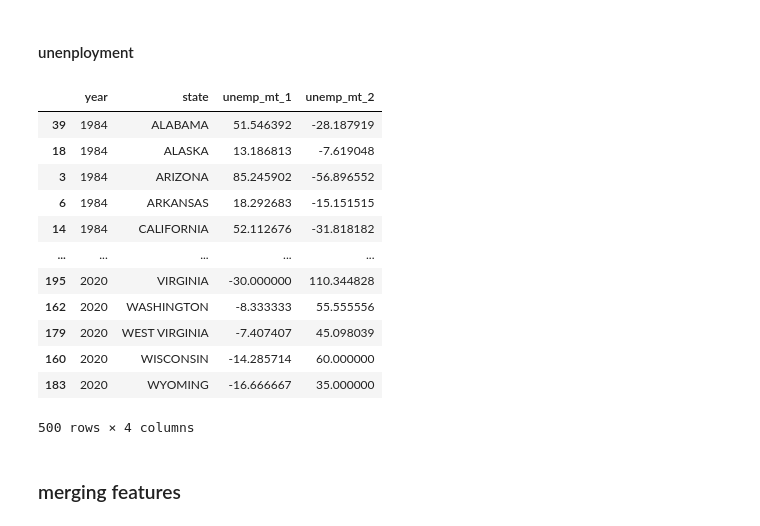
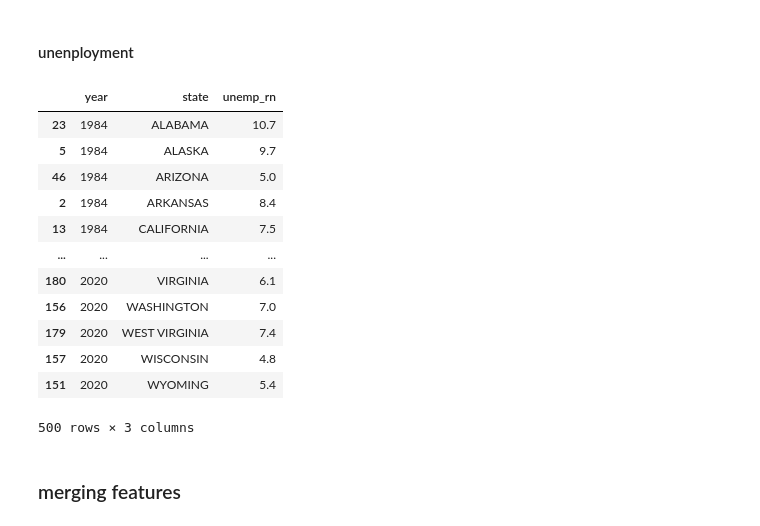
Before and after one commit to ranieri-unimi/bastianin-2022, a Jupyter notebook: datastroyer.ipynb, the cells around one changed output. Cells and saved outputs as stored; diff of their text form; code cells hidden in the pictures.

Commit message:
new unemplpument concenpt

```diff
--- a/datastroyer.ipynb
+++ b/datastroyer.ipynb
@@ -405,32 +406,36 @@ glue = glue.set_index(['year','month'])
 for i in unn.index:
     unn.at[i, "unemp"] = glue.at[(unn.at[i, "year"], unn.at[i, "month"]), 'UNRATE'] if unn.at[i, "unemp"] == np.NaN else unn.at[i, "unemp"]
 # %%
+# delta%
 dmp = unn.set_index(['year','month','state'])
 
-tmp = []
+unemp_mt = []
+unemp_s = []
 for y in years:
     for s in states:
         m2 = dpc(dmp.at[(y, '10', s), 'unemp'], dmp.at[(y-2, '11', s), 'unemp'])
         m1 = dpc(dmp.at[(y-2, '10', s), 'unemp'], dmp.at[(y-3, '01', s), 'unemp'])
-        tmp.append([y,s,m1,m2,])
+        unemp_mt.append([y,s,m1,m2,])
+        unemp_s.append([y,s,dmp.at[(y, '10', s), 'unemp']])
 
-mid_unem = pd.DataFrame(data=tmp, columns=['year', 'state', 'unemp_mt_1', 'unemp_mt_2'])
+unemp_mt = pd.DataFrame(data=unemp_mt, columns=['year', 'state', 'unemp_mt_1', 'unemp_mt_2'])
+unemp_s = pd.DataFrame(data=unemp_s, columns=['year', 'state', 'unemp_rn',])
 
-sell(mid_unem)
+sell(unemp_s)
 # %% [output]
-|  | year | state | unemp_mt_1 | unemp_mt_2 |
-| 39 | 1984 | ALABAMA | 51.546392 | -28.187919 |
-| 18 | 1984 | ALASKA | 13.186813 | -7.619048 |
-| 3 | 1984 | ARIZONA | 85.245902 | -56.896552 |
-| 6 | 1984 | ARKANSAS | 18.292683 | -15.151515 |
-| 14 | 1984 | CALIFORNIA | 52.112676 | -31.818182 |
-| ... | ... | ... | ... | ... |
-| 195 | 2020 | VIRGINIA | -30.000000 | 110.344828 |
-| 162 | 2020 | WASHINGTON | -8.333333 | 55.555556 |
-| 179 | 2020 | WEST VIRGINIA | -7.407407 | 45.098039 |
-| 160 | 2020 | WISCONSIN | -14.285714 | 60.000000 |
-| 183 | 2020 | WYOMING | -16.666667 | 35.000000 |
+|  | year | state | unemp_rn |
+| 23 | 1984 | ALABAMA | 10.7 |
+| 5 | 1984 | ALASKA | 9.7 |
+| 46 | 1984 | ARIZONA | 5.0 |
+| 2 | 1984 | ARKANSAS | 8.4 |
+| 13 | 1984 | CALIFORNIA | 7.5 |
+| ... | ... | ... | ... |
+| 180 | 2020 | VIRGINIA | 6.1 |
+| 156 | 2020 | WASHINGTON | 7.0 |
+| 179 | 2020 | WEST VIRGINIA | 7.4 |
+| 157 | 2020 | WISCONSIN | 4.8 |
+| 151 | 2020 | WYOMING | 5.4 |
-500 rows × 4 columns
+500 rows × 3 columns
 # %% [markdown]
 ### merging features
 # %%
```
Also changed, not shown: parts of 11 cells of this notebook, 1 other file.
